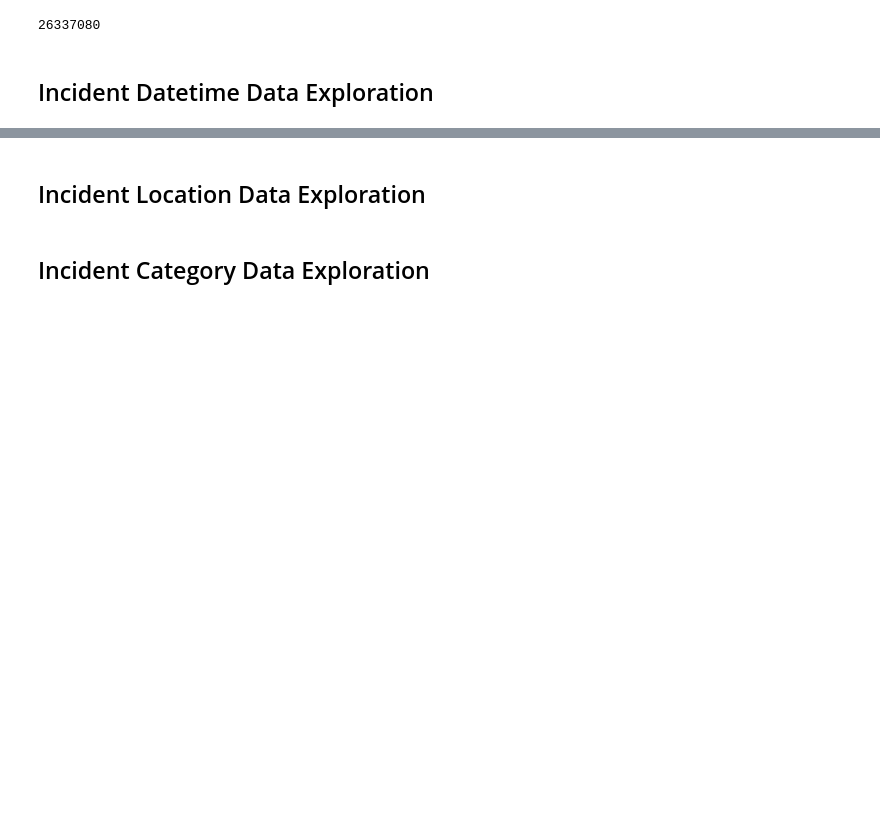
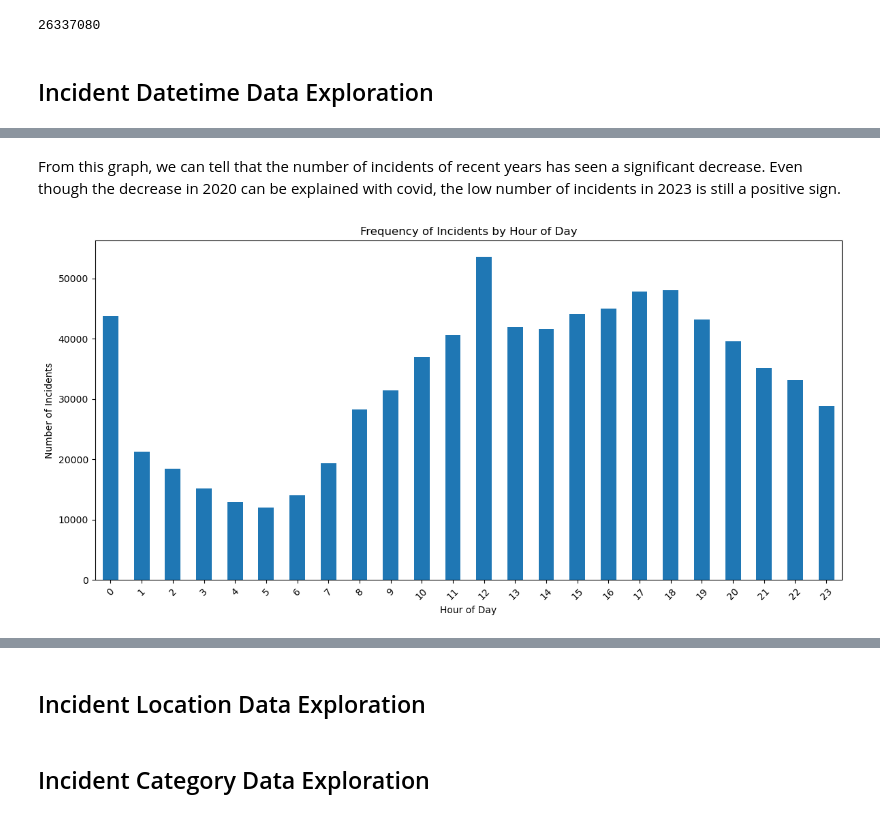
Before and after one commit to zhubzy/SF-Incident-Prediction, a Jupyter notebook: SF_Incident_Prediction.ipynb, the cells around one changed output, grey strips where cells are left out. Cells and saved outputs as stored; diff of their text form; code cells hidden in the pictures; blank space fills up the shorter version.

```diff
--- a/SF_Incident_Prediction.ipynb
+++ b/SF_Incident_Prediction.ipynb
@@ -66,0 +81,16 @@ df_cleaned.size
+# %% [markdown]
+From this graph, we can tell that the number of incidents of recent years has seen a significant decrease. Even though the decrease in 2020 can be explained with covid, the low number of incidents in 2023 is still a positive sign.
+# %%
+df['Hour of the day'] = df.index.hour
+hourly_frequency = df.groupby('Hour of the day').size()
+
+plt.figure(figsize=(12, 6))
+hourly_frequency.plot(kind='bar')
+plt.title('Frequency of Incidents by Hour of Day')
+plt.xlabel('Hour of Day')
+plt.ylabel('Number of Incidents')
+plt.xticks(rotation=45)
+plt.tight_layout()
+plt.show()
+# %% [output]
+[figure, added]
```
Also changed, not shown: parts of 10 cells of this notebook.
